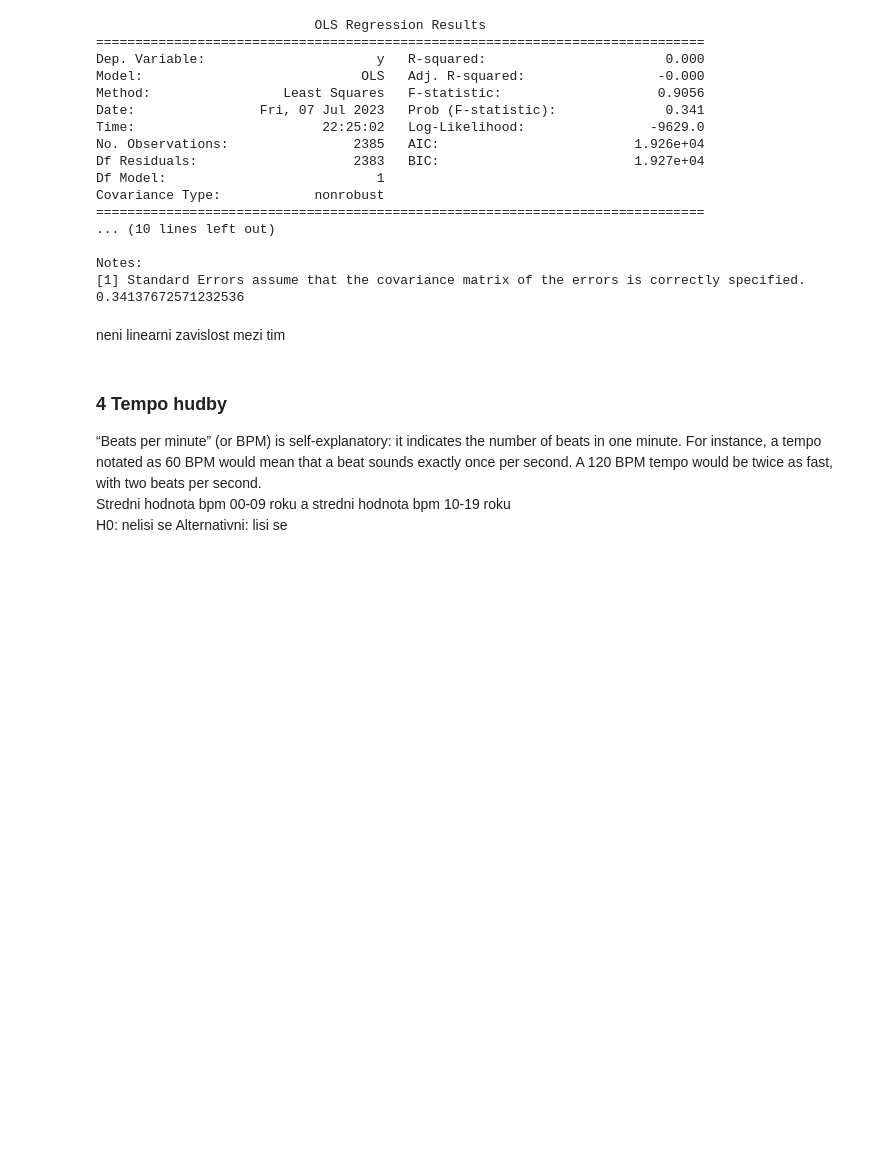
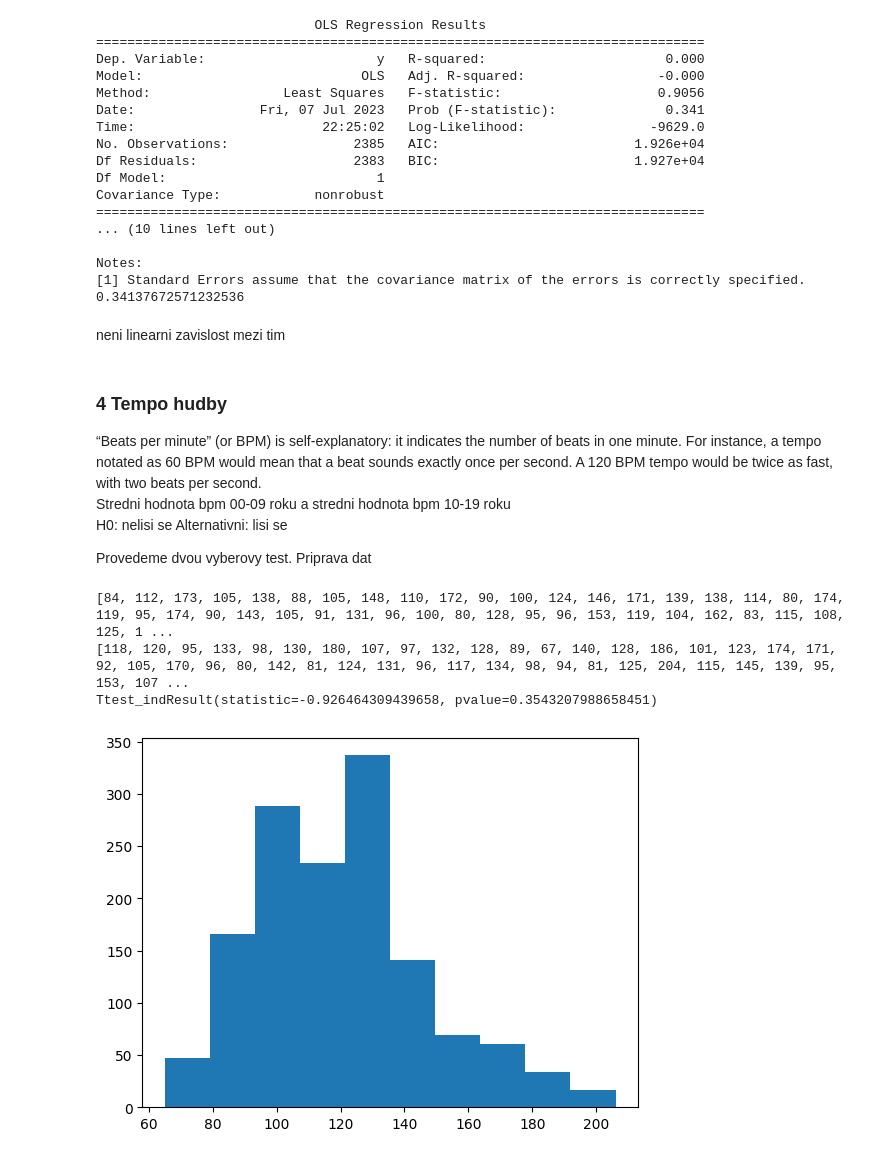
Before and after one commit to boba-buba/PaS_project, a Jupyter notebook: notes.ipynb, the cells around one changed output. Saved outputs shown, nothing was run; the diff lists cells and outputs as text; code cells hidden in the pictures; blank space fills up the shorter version.

```diff
--- a/notes.ipynb
+++ b/notes.ipynb
@@ -382,3 +382,29 @@ neni linearni zavislost mezi tim
 Stredni hodnota bpm 00-09 roku a stredni hodnota bpm 10-19 roku<br>
 H0: nelisi se
 Alternativni: lisi se
+
+Provedeme dvou vyberovy test. Priprava dat
+# %%
+zeroes = []
+tens = []
+years = table['year']
+bpms = table['bpm']
+for i in range(len(years)):
+    if years[i] > 2009:
+        tens.append(bpms[i])
+    else:
+        if years[i] > 1999:
+            zeroes.append(bpms[i])
+print(zeroes)
+print(tens)
+
+result = stats.ttest_ind(zeroes, tens, equal_var=False, alternative='two-sided')
+#result.confidence_interval(confidence_level=0.95)
+print(result)
+plt.hist(tens)
+plt.show()
+# %% [output]
+[84, 112, 173, 105, 138, 88, 105, 148, 110, 172, 90, 100, 124, 146, 171, 139, 138, 114, 80, 174, 119, 95, 174, 90, 143, 105, 91, 131, 96, 100, 80, 128, 95, 96, 153, 119, 104, 162, 83, 115, 108, 125, 1 ...
+[118, 120, 95, 133, 98, 130, 180, 107, 97, 132, 128, 89, 67, 140, 128, 186, 101, 123, 174, 171, 92, 105, 170, 96, 80, 142, 81, 124, 131, 96, 117, 134, 98, 94, 81, 125, 204, 115, 145, 139, 95, 153, 107 ...
+Ttest_indResult(statistic=-0.926464309439658, pvalue=0.3543207988658451)
+[figure, added]
```
Also changed, not shown: parts of 1 cell of this notebook.
